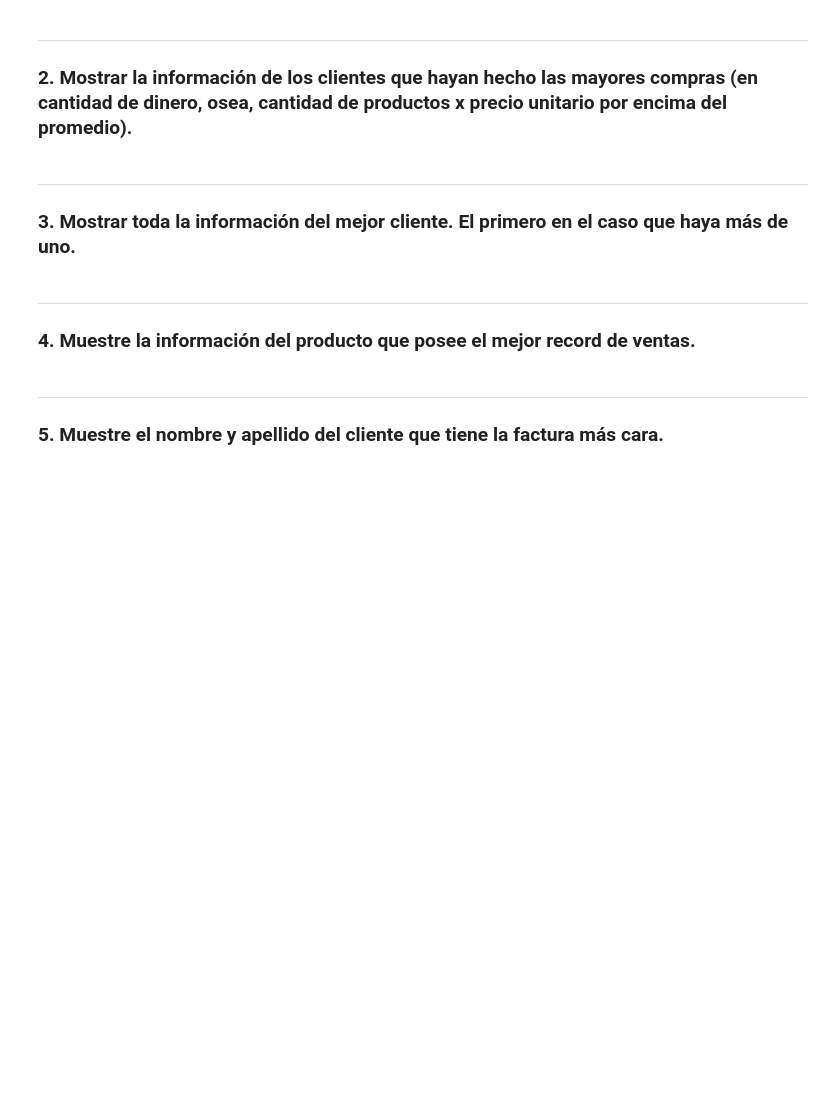
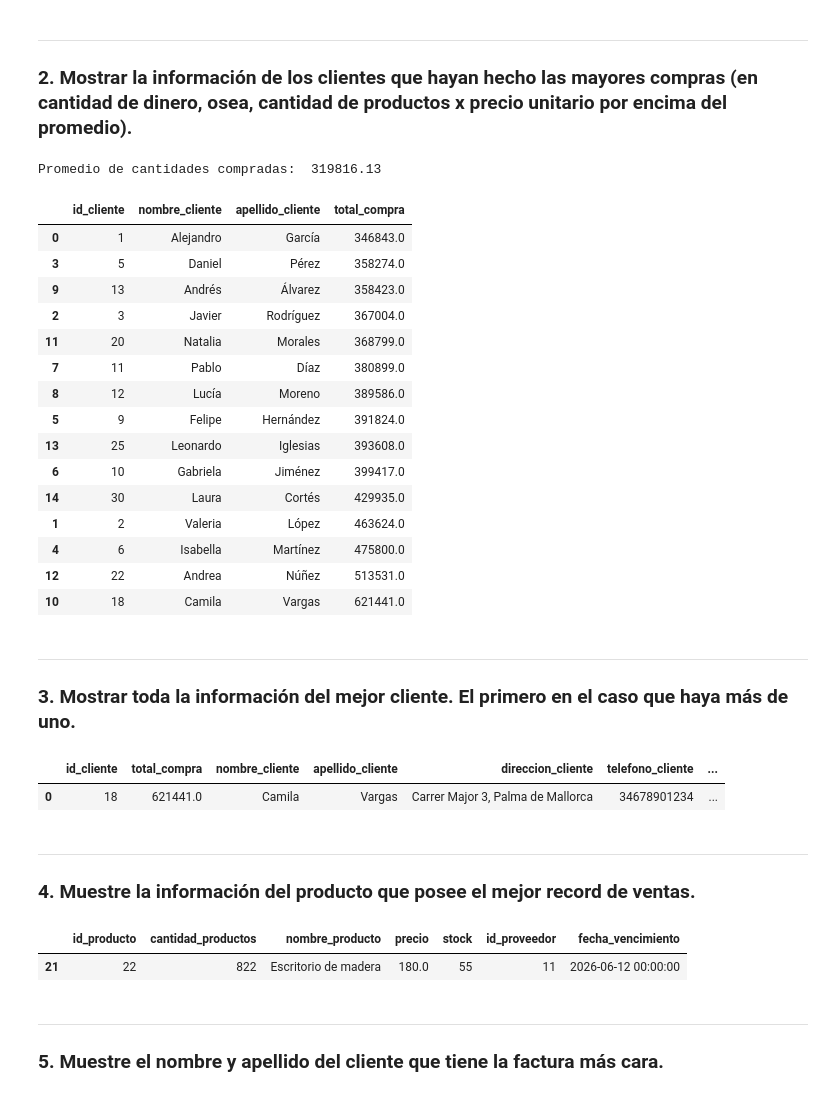
Before and after one commit to DomiDelarosa/analisis-datos-python, a Jupyter notebook: ExamenBD2.ipynb, the cells around one changed output. Cells and saved outputs as stored; diff of their text form; code cells hidden in the pictures; blank space fills up the shorter version.

```diff
--- a/ExamenBD2.ipynb
+++ b/ExamenBD2.ipynb
@@ -16,10 +35,11 @@ try:
   clientes = pd.read_excel('MiTiendaOnline.xlsx', sheet_name='Clientes')
   facturas = pd.read_excel('MiTiendaOnline.xlsx', sheet_name='Facturas')
   productos = pd.read_excel('MiTiendaOnline.xlsx', sheet_name='Productos')
-  clientes = pd.read_excel('MiTiendaOnline.xlsx', sheet_name='Clientes')
 
-  print("\nDataFrame cargado desde una hoja específica de Excel:")
+  print("\nDataFrame cargado desde hojas específicas de Excel: Clientes, Facturas y Productos.")
+
 except FileNotFoundError:
-    print("El archivo 'MiTiendaOnline.xls' no se encontró.")
+  print("El archivo 'MiTiendaOnline.xlsx' no se encontró.")
+
 except Exception as e:
-    print(f"Ocurrió un error al cargar la hoja de Excel: {e}")
+  print(f"Ocurrió un error al cargar la hoja de Excel: {e}")
@@ -31,12 +81,70 @@ except Exception as e:
 # %% [markdown]
 ---
 ### **2.** Mostrar la información de los clientes  que hayan hecho las mayores compras (en cantidad de dinero, osea, cantidad de productos x precio unitario por encima del promedio).
+# %%
+facturas['total_compra'] = (facturas['cantidad_productos'] * facturas['precio_unitario'])
+total_comprado = facturas.groupby('id_cliente')['total_compra'].sum()
+
+promedio_compras = total_comprado.mean()
+
+print('Promedio de cantidades compradas: ', round(promedio_compras, 2), "\n")
+
+clientes_mayor_comprado = total_comprado[total_comprado > promedio_compras]
+
+info_clientes = pd.merge(clientes_mayor_comprado, clientes, on='id_cliente')
+
+infoTotal = info_clientes[['id_cliente', 'nombre_cliente', 'apellido_cliente', 'total_compra']].sort_values('total_compra', ascending=True)
+pd.DataFrame(infoTotal)
+# %% [output]
+Promedio de cantidades compradas:  319816.13
+|  | id_cliente | nombre_cliente | apellido_cliente | total_compra |
+| 0 | 1 | Alejandro | García | 346843.0 |
+| 3 | 5 | Daniel | Pérez | 358274.0 |
+| 9 | 13 | Andrés | Álvarez | 358423.0 |
+| 2 | 3 | Javier | Rodríguez | 367004.0 |
+| 11 | 20 | Natalia | Morales | 368799.0 |
+| 7 | 11 | Pablo | Díaz | 380899.0 |
+| 8 | 12 | Lucía | Moreno | 389586.0 |
+| 5 | 9 | Felipe | Hernández | 391824.0 |
+| 13 | 25 | Leonardo | Iglesias | 393608.0 |
+| 6 | 10 | Gabriela | Jiménez | 399417.0 |
+| 14 | 30 | Laura | Cortés | 429935.0 |
+| 1 | 2 | Valeria | López | 463624.0 |
+| 4 | 6 | Isabella | Martínez | 475800.0 |
+| 12 | 22 | Andrea | Núñez | 513531.0 |
+| 10 | 18 | Camila | Vargas | 621441.0 |
 # %% [markdown]
 ---
 ### **3.** Mostrar toda la información del mejor cliente. El primero en el caso que haya más de uno.
+# %%
+facturas['total_compra'] = (facturas['cantidad_productos'] * facturas['precio_unitario'])
+
+total_comprado = facturas.groupby('id_cliente')['total_compra'].sum()
+
+mayor_compra = total_comprado.max()
+
+mejor_cliente = total_comprado[total_comprado == mayor_compra]
+
+info_mejor_cliente = pd.merge(mejor_cliente, clientes, on='id_cliente')
+
+pd.DataFrame(info_mejor_cliente.head(1))
+# %% [output]
+|  | id_cliente | total_compra | nombre_cliente | apellido_cliente | direccion_cliente | telefono_cliente | ... |
+| 0 | 18 | 621441.0 | Camila | Vargas | Carrer Major 3, Palma de Mallorca | 34678901234 | ... |
 # %% [markdown]
 ---
 ### **4.** Muestre la información del producto que posee el mejor record de ventas.
+# %%
+ventas_productos = facturas.groupby('id_producto')['cantidad_productos'].sum()
+
+mejor_producto = ventas_productos.max()
+
+info_mejor_producto = pd.merge(ventas_productos, productos, on='id_producto')
+
+pd.DataFrame(info_mejor_producto[info_mejor_producto['cantidad_productos'] == mejor_producto])
+# %% [output]
+|  | id_producto | cantidad_productos | nombre_producto | precio | stock | id_proveedor | fecha_vencimiento |
+| 21 | 22 | 822 | Escritorio de madera | 180.0 | 55 | 11 | 2026-06-12 00:00:00 |
 # %% [markdown]
 ---
-### 5.  Muestre el nombre y apellido del cliente que tiene la factura más cara.
+### **5.** Muestre el nombre y apellido del cliente que tiene la factura más cara.
```
Also changed, not shown: parts of 7 cells of this notebook.
